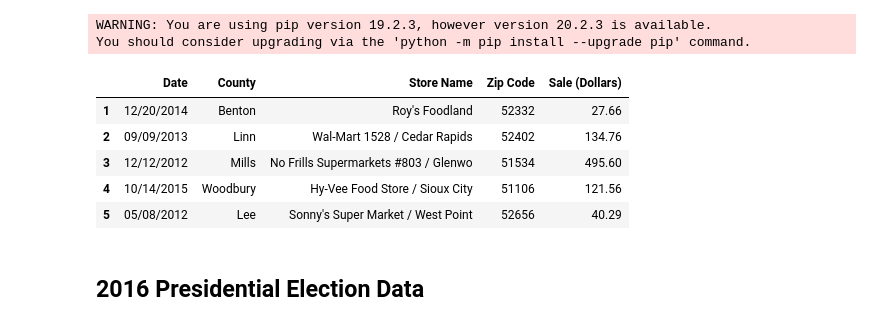
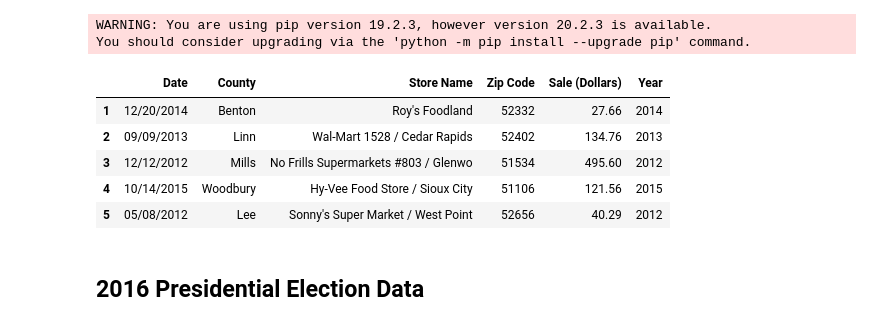
Before and after one commit to ErikC324/Data401-Project1, a Jupyter notebook: Project1-Arman.ipynb, the cells around one changed output. Saved outputs shown, nothing was run; the diff lists cells and outputs as text; code cells hidden in the pictures.

```diff
--- a/Project1-Arman.ipynb
+++ b/Project1-Arman.ipynb
@@ -7,6 +7,7 @@ import numpy as np
 search = SearchEngine(simple_zipcode=True)
 # may need to add slash before datasets
 df = pd.read_csv('datasets/iowaliquor.csv').dropna()[['Date', 'County', 'Store Name', 'Zip Code', 'Sale (Dollars)']]
+df['Year'] = df["Date"].str.split("/").str[2].astype('int')
 df.head()
 # %% [output]
 Requirement already satisfied: uszipcode in c:\users\arman\appdata\roaming\python\python38\site-packages (0.2.4)
@@ -23,13 +24,13 @@ Requirement already satisfied: certifi>=2017.4.17 in c:\users\arman\appdata\loca
 Requirement already satisfied: pycodestyle>=2.6.0 in c:\users\arman\appdata\roaming\python\python38\site-packages (from autopep8->pathlib-mate->uszipcode) (2.6.0)
 Requirement already satisfied: toml in c:\users\arman\appdata\roaming\python\python38\site-packages (from autopep8->pathlib-mate->uszipcode) (0.10.1)
 WARNING: You are using pip version 19.2.3, however version 20.2.3 is available.
 You should consider upgrading via the 'python -m pip install --upgrade pip' command.
-|  | Date | County | Store Name | Zip Code | Sale (Dollars) |
-| 1 | 12/20/2014 | Benton | Roy's Foodland | 52332 | 27.66 |
-| 2 | 09/09/2013 | Linn | Wal-Mart 1528 / Cedar Rapids | 52402 | 134.76 |
-| 3 | 12/12/2012 | Mills | No Frills Supermarkets #803 / Glenwo | 51534 | 495.60 |
-| 4 | 10/14/2015 | Woodbury | Hy-Vee Food Store / Sioux City | 51106 | 121.56 |
-| 5 | 05/08/2012 | Lee | Sonny's Super Market / West Point | 52656 | 40.29 |
+|  | Date | County | Store Name | Zip Code | Sale (Dollars) | Year |
+| 1 | 12/20/2014 | Benton | Roy's Foodland | 52332 | 27.66 | 2014 |
+| 2 | 09/09/2013 | Linn | Wal-Mart 1528 / Cedar Rapids | 52402 | 134.76 | 2013 |
+| 3 | 12/12/2012 | Mills | No Frills Supermarkets #803 / Glenwo | 51534 | 495.60 | 2012 |
+| 4 | 10/14/2015 | Woodbury | Hy-Vee Food Store / Sioux City | 51106 | 121.56 | 2015 |
+| 5 | 05/08/2012 | Lee | Sonny's Super Market / West Point | 52656 | 40.29 | 2012 |
 # %% [markdown]
 ## 2016 Presidential Election Data
 # %%
```
Also changed, not shown: parts of 7 cells of this notebook.
